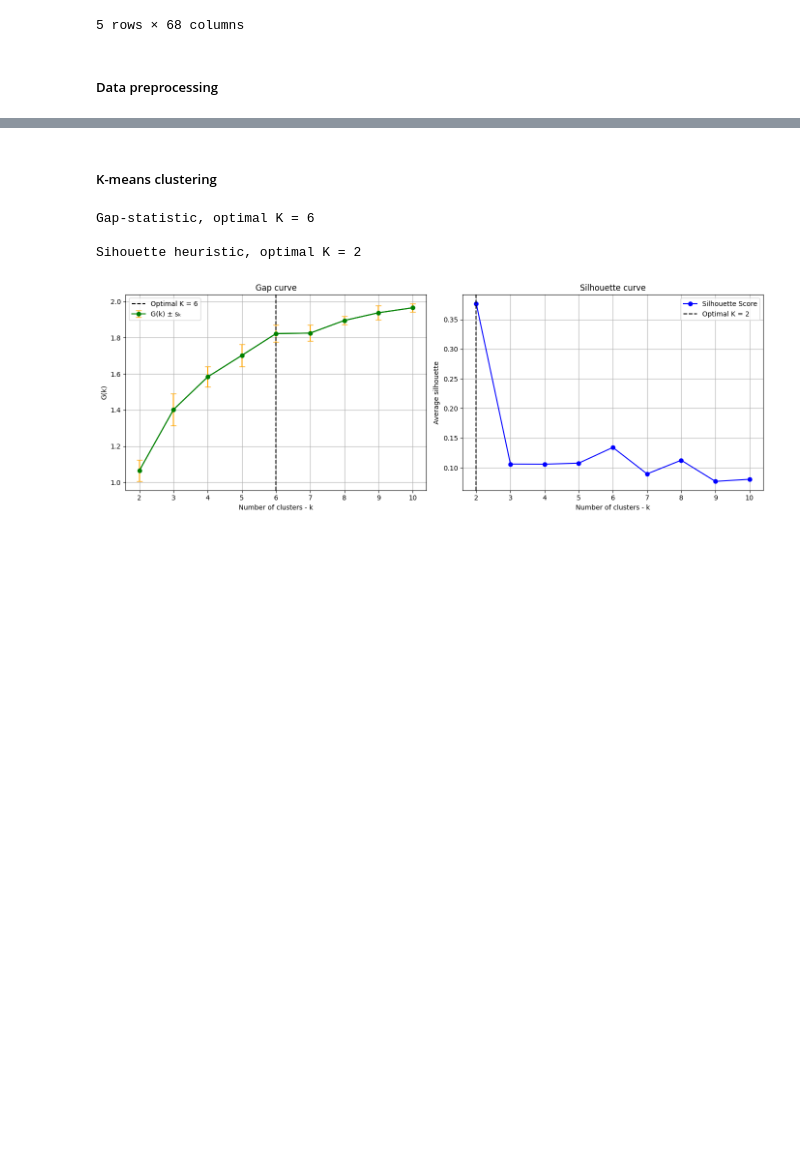
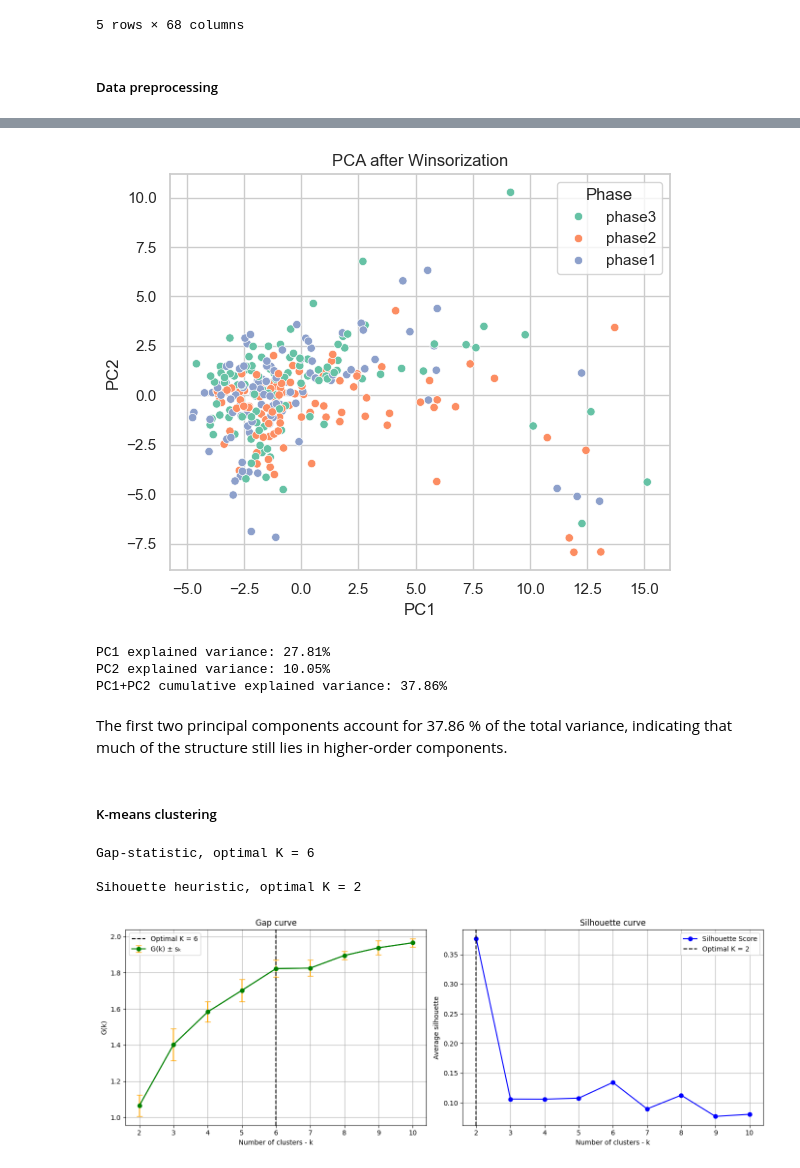
Before and after one commit to albert-moller/CompDataAnalysisCase2, a Jupyter notebook: cluster_analysis_exploration.ipynb, the cells around one changed output, grey strips where cells are left out. Cells and saved outputs as stored; diff of their text form; code cells hidden in the pictures; blank space fills up the shorter version.

```diff
--- a/cluster_analysis_exploration.ipynb
+++ b/cluster_analysis_exploration.ipynb
@@ -50,3 +124,32 @@ X_scaled = pd.DataFrame(scaler.fit_transform(X))
+# %%
+from sklearn.decomposition import PCA
+pca=PCA(n_components=2,random_state=42)
+X_pca=pca.fit_transform(X_scaled)
+
+
+vis=pd.DataFrame(X_pca,columns=["PC1","PC2"])
+vis["Phase"]=df["Phase"].values
+
+plt.figure(figsize=(6,5))
+sns.scatterplot(data=vis,x="PC1",y="PC2",hue="Phase",palette="Set2")
+plt.title('PCA after Winsorization')
+plt.tight_layout()
+plt.show()
+
+var_ratios=pca.explained_variance_ratio_
+pc1_pct=var_ratios[0]*100
+pc2_pct=var_ratios[1]*100
+cum_pct=(var_ratios[0]+var_ratios[1])*100
+print(f"PC1 explained variance: {pc1_pct:.2f}%")
+print(f"PC2 explained variance: {pc2_pct:.2f}%")
+print(f"PC1+PC2 cumulative explained variance: {cum_pct:.2f}%")
+# %% [output]
+[figure, added]
+PC1 explained variance: 27.81%
+PC2 explained variance: 10.05%
+PC1+PC2 cumulative explained variance: 37.86%
+# %% [markdown]
+The first two principal components account for 37.86 % of the total variance, indicating that much of the structure still lies in higher-order components.
 # %% [markdown]
 ##### K-means clustering
 # %%
```
Also changed, not shown: parts of 7 cells of this notebook.
